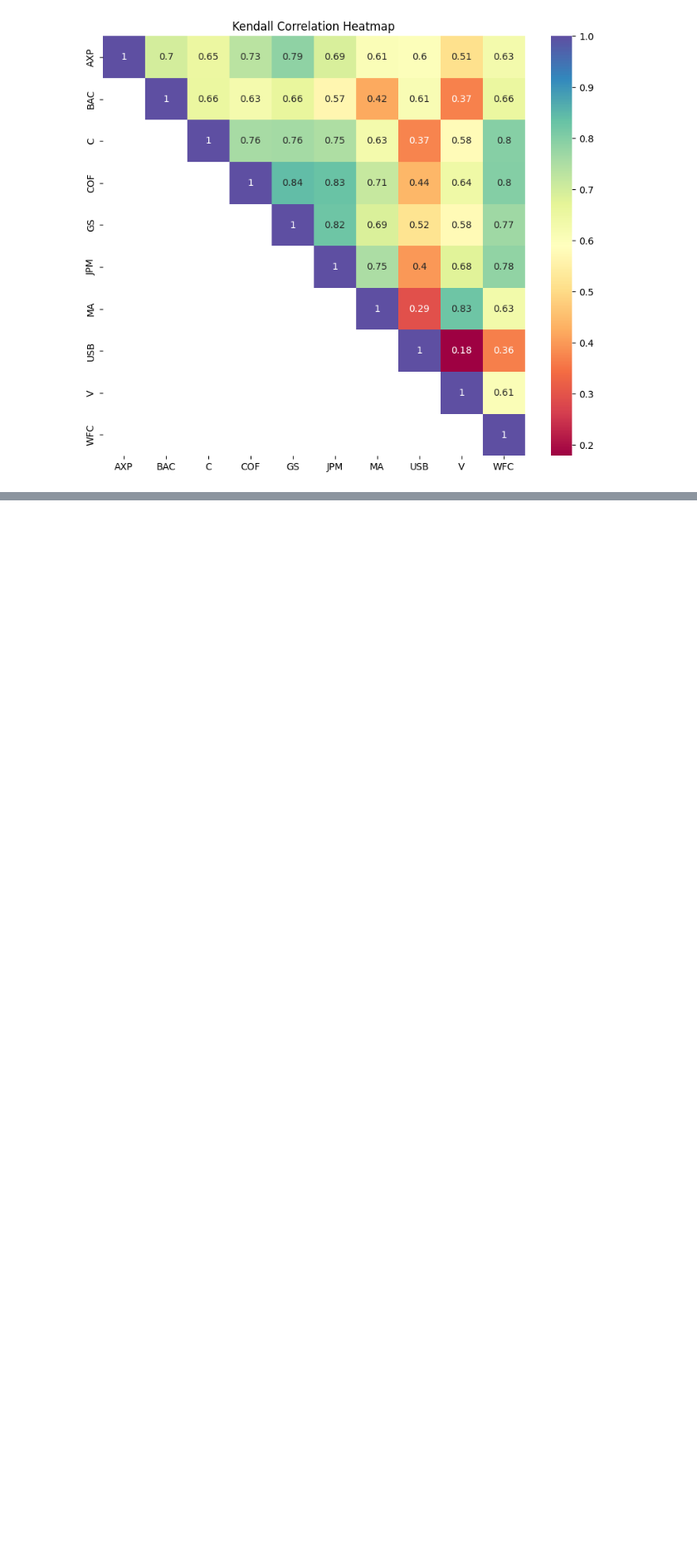
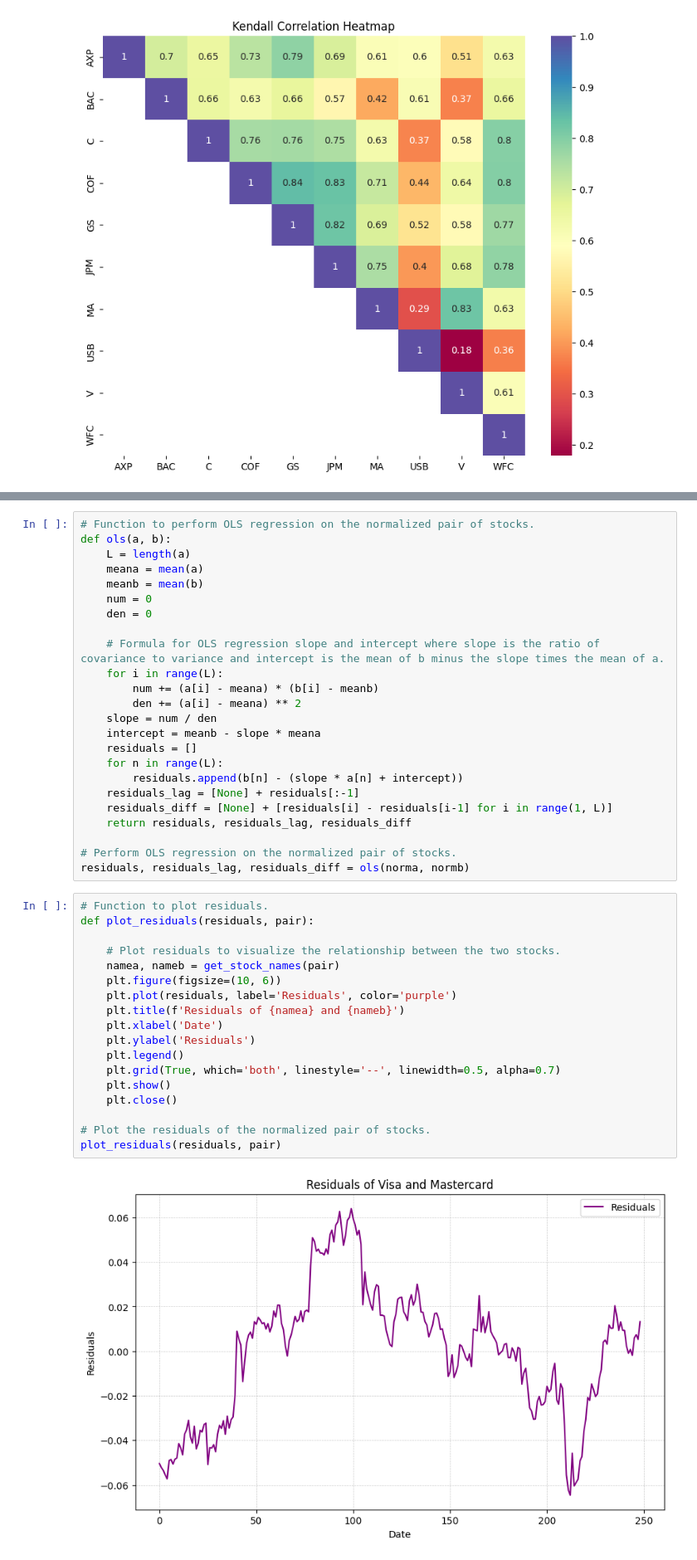
Before and after one commit to jay-gleeson/fintech-pairs-csuf, a Jupyter notebook: archive/pairs_trading.ipynb, the cells around one changed output, grey strips where cells are left out. Shown: that part at 83% size. Saved outputs shown, nothing was run; the diff lists cells and outputs as text; blank space fills up the shorter version.

```diff
--- a/archive/pairs_trading.ipynb
+++ b/archive/pairs_trading.ipynb
@@ -359,0 +373,44 @@ plot_pair(df, pair)
+# %%
+# Function to perform OLS regression on the normalized pair of stocks.
+def ols(a, b):
+    L = length(a)
+    meana = mean(a)
+    meanb = mean(b)
+    num = 0
+    den = 0
+
+    # Formula for OLS regression slope and intercept where slope is the ratio of covariance to variance and intercept is the mean of b minus the slope times the mean of a.
+    for i in range(L):
+        num += (a[i] - meana) * (b[i] - meanb)
+        den += (a[i] - meana) ** 2
+    slope = num / den
+    intercept = meanb - slope * meana
+    residuals = []
+    for n in range(L):
+        residuals.append(b[n] - (slope * a[n] + intercept))
+    residuals_lag = [None] + residuals[:-1]
+    residuals_diff = [None] + [residuals[i] - residuals[i-1] for i in range(1, L)]
+    return residuals, residuals_lag, residuals_diff
+
+# Perform OLS regression on the normalized pair of stocks.
+residuals, residuals_lag, residuals_diff = ols(norma, normb)
+# %%
+# Function to plot residuals.
+def plot_residuals(residuals, pair):
+
+    # Plot residuals to visualize the relationship between the two stocks.
+    namea, nameb = get_stock_names(pair)
+    plt.figure(figsize=(10, 6))
+    plt.plot(residuals, label='Residuals', color='purple')
+    plt.title(f'Residuals of {namea} and {nameb}')
+    plt.xlabel('Date')
+    plt.ylabel('Residuals')
+    plt.legend()
+    plt.grid(True, which='both', linestyle='--', linewidth=0.5, alpha=0.7)
+    plt.show()
+    plt.close()
+
+# Plot the residuals of the normalized pair of stocks.
+plot_residuals(residuals, pair)
+# %% [output]
+[figure, added]
```
Also changed, not shown: parts of 11 cells of this notebook, 1 other file.
